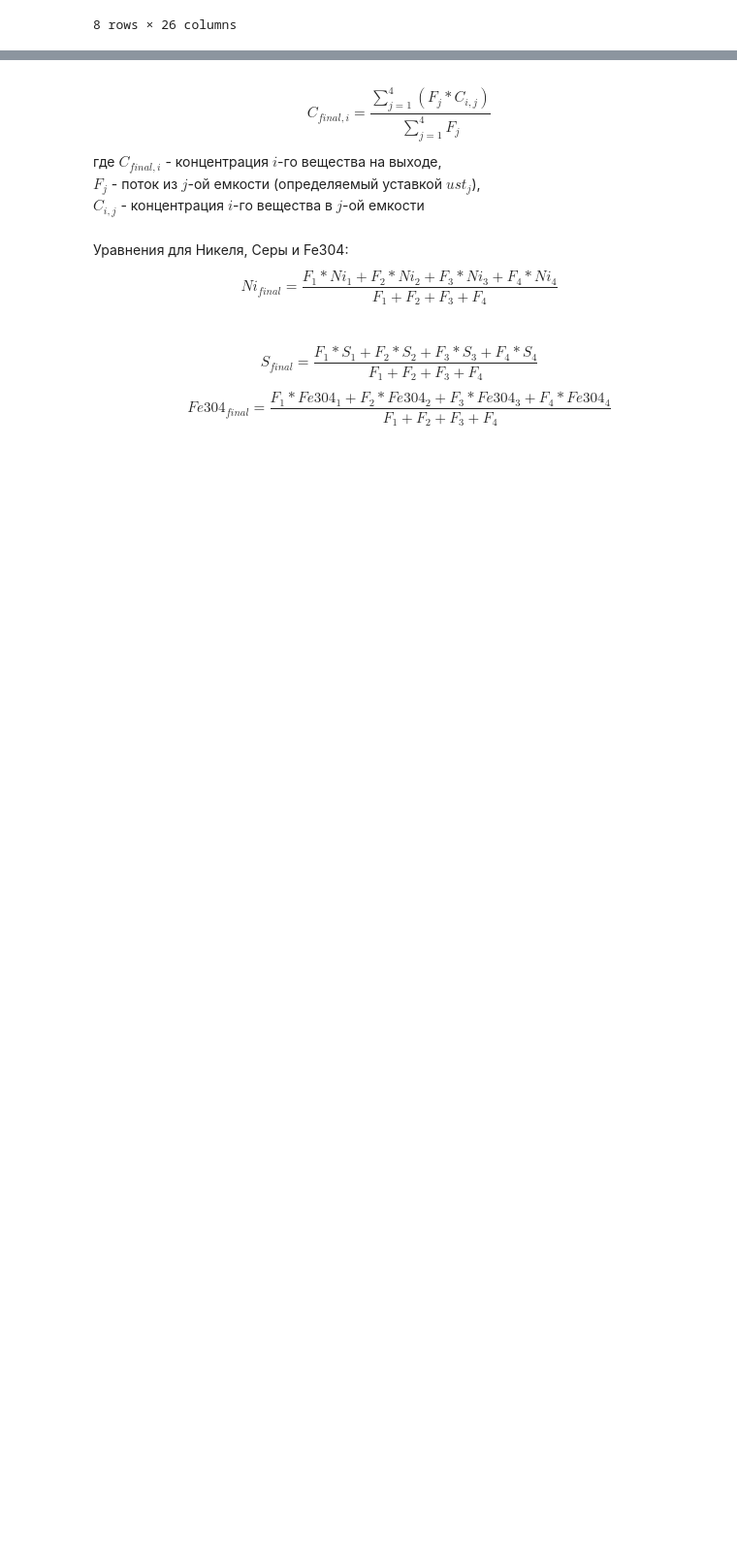
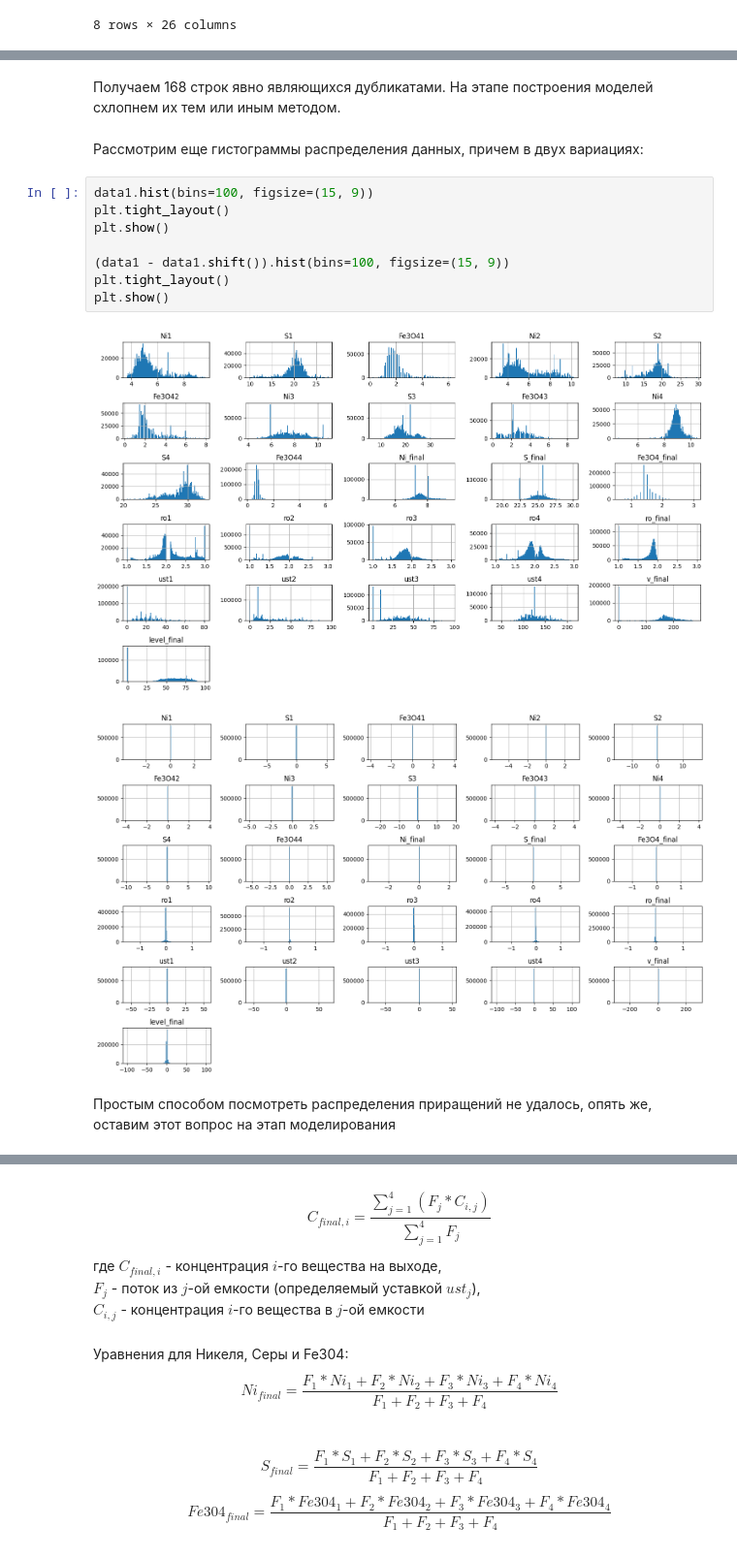
Before and after one commit to seri4ka/GB_task1, a Jupyter notebook: task.ipynb, the cells around one changed output, grey strips where cells are left out. Shown at 97% size. Cells and saved outputs as stored; diff of their text form; blank space fills up the shorter version.

```diff
--- a/task.ipynb
+++ b/task.ipynb
@@ -82,0 +160,17 @@ for i in range(1, 5):
+# %% [markdown]
+Получаем 168 строк явно являющихся дубликатами. На этапе построения моделей схлопнем их тем или иным методом.
+# %% [markdown]
+Рассмотрим еще гистограммы распределения данных, причем в двух вариациях:
+# %%
+data1.hist(bins=100, figsize=(15, 9))
+plt.tight_layout()
+plt.show()
+
+(data1 - data1.shift()).hist(bins=100, figsize=(15, 9))
+plt.tight_layout()
+plt.show()
+# %% [output]
+[figure, added]
+[figure, added]
+# %% [markdown]
+Простым способом посмотреть распределения приращений не удалось, опять же, оставим этот вопрос на этап моделирования
```
Also changed, not shown: parts of 39 cells of this notebook.
